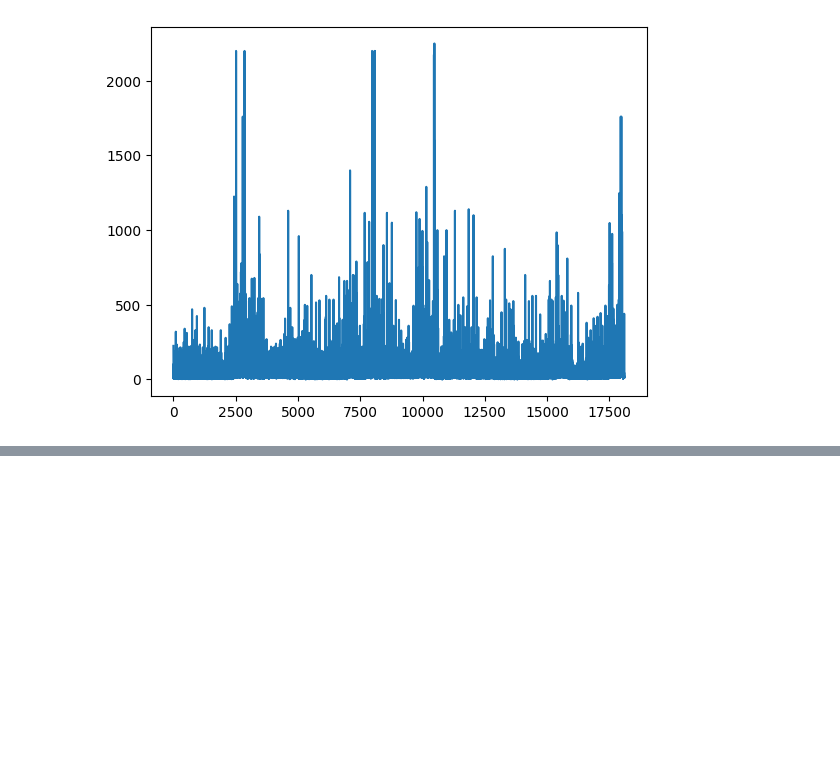
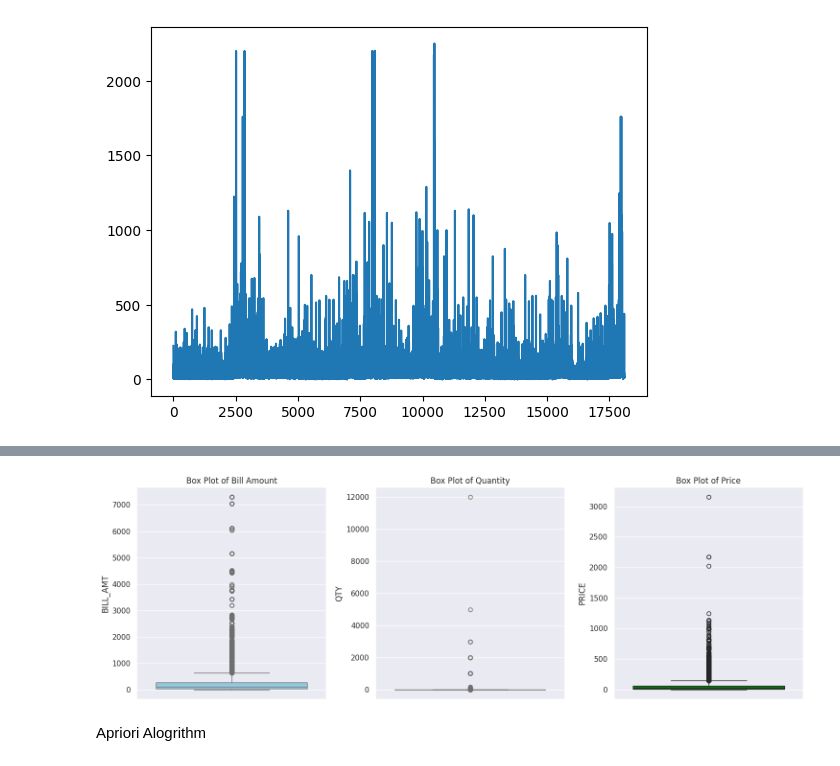
Before and after one commit to Sripriya145/Customer-Behavior-Analysis, a Jupyter notebook: Customer_Analysis.ipynb, the cells around one changed output, grey strips where cells are left out. Cells and saved outputs as stored; diff of their text form; code cells hidden in the pictures; blank space fills up the shorter version.

```diff
--- a/Customer_Analysis.ipynb
+++ b/Customer_Analysis.ipynb
@@ -173,0 +231,24 @@ df['VALUE'].plot()
+# %%
+import matplotlib.pyplot as plt
+import seaborn as sns
+# Create box plots for bill amount, quantity, and price
+plt.figure(figsize=(15, 5))
+
+plt.subplot(1, 3, 1)
+sns.boxplot(data=df, y='BILL_AMT', color='skyblue')
+plt.title('Box Plot of Bill Amount')
+
+plt.subplot(1, 3, 2)
+sns.boxplot(data=df, y='QTY', color='salmon')
+plt.title('Box Plot of Quantity')
+
+plt.subplot(1, 3, 3)
+sns.boxplot(data=df, y='PRICE', color='green')
+plt.title('Box Plot of Price')
+
+plt.tight_layout()
+plt.show()
+# %% [output]
+[figure, added]
+# %% [markdown]
+Apriori Alogrithm
```
Also changed, not shown: parts of 10 cells of this notebook.
